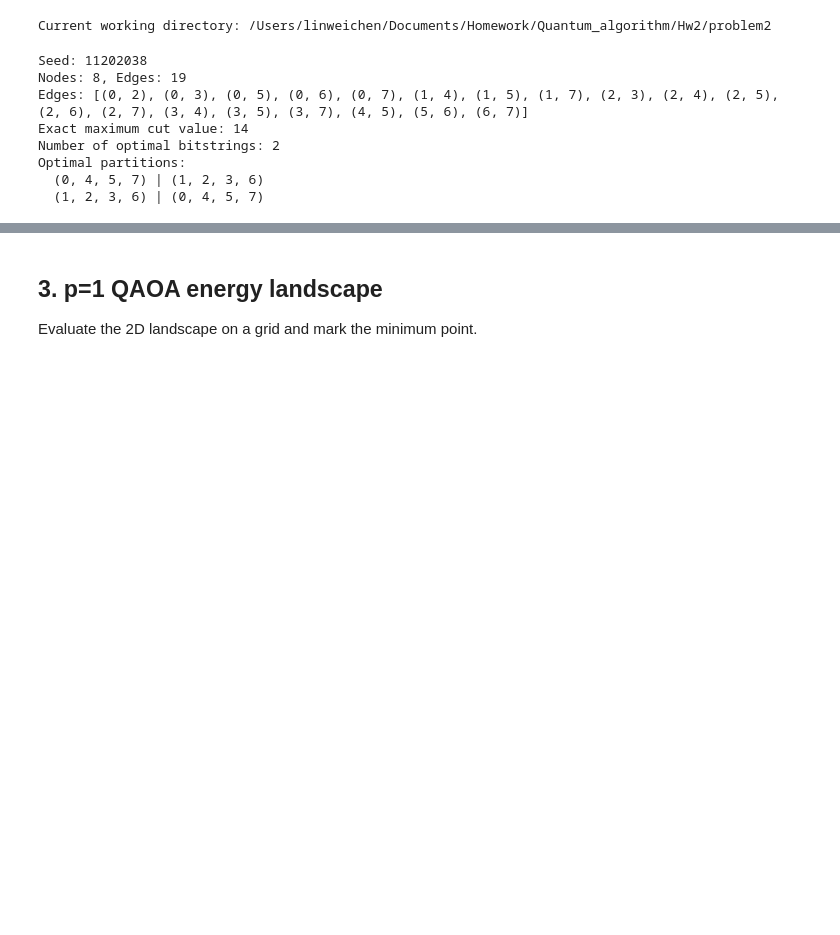
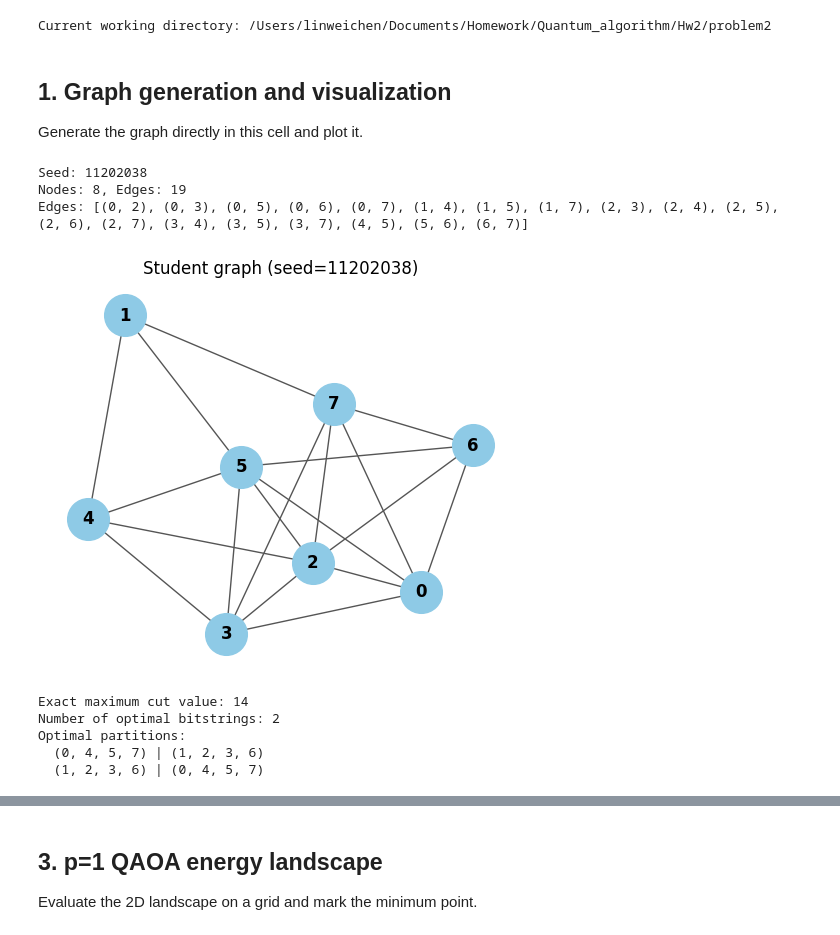
Before and after one commit to Weison-ai/Quantum_algorithm_Hw2, a Jupyter notebook: problem2/problem2.ipynb, the cells around one changed output, grey strips where cells are left out. Saved outputs shown, nothing was run; the diff lists cells and outputs as text; code cells hidden in the pictures; blank space fills up the shorter version.

```diff
--- a/problem2/problem2.ipynb
+++ b/problem2/problem2.ipynb
@@ -36,28 +11,74 @@ sample_simulated_annealing = solver.sample_simulated_annealing
 print(f"Current working directory: {Path.cwd()}")
 # %% [output]
 Current working directory: /Users/linweichen/Documents/Homework/Quantum_algorithm/Hw2/problem2
+# %% [markdown]
+## 1. Graph generation and visualization
+
+Generate the graph directly in this cell and plot it.
+# %%
+import itertools
+import math
+
+seed = 11202038
+G = nx.gnp_random_graph(n=8, p=0.5, seed=seed)
+
+
+def edges(G):
+    return sorted((min(u, v), max(u, v)) for u, v in G.edges())
+
+
+def cut(G, b):
+    return sum(1 for u, v in G.edges() if int(b[u]) != int(b[v]))
+
+
+print(f"Seed: {seed}")
+print(f"Nodes: {G.number_of_nodes()}, Edges: {G.number_of_edges()}")
+print(f"Edges: {edges(G)}")
+
+plt.figure(figsize=(6, 5))
+pos = nx.spring_layout(G, seed=seed + 1)
+nx.draw_networkx(
+    G,
+    pos=pos,
+    with_labels=True,
+    node_color="#8ecae6",
+    edge_color="#555555",
+    node_size=900,
+    font_weight="bold",
+)
+plt.title(f"Student graph (seed={seed})")
+plt.axis("off")
+# plt.savefig('../report/figure/student_graph.png', dpi=300, bbox_inches='tight')
+plt.show()
+# %% [output]
+Seed: 11202038
+Nodes: 8, Edges: 19
+Edges: [(0, 2), (0, 3), (0, 5), (0, 6), (0, 7), (1, 4), (1, 5), (1, 7), (2, 3), (2, 4), (2, 5), (2, 6), (2, 7), (3, 4), (3, 5), (3, 7), (4, 5), (5, 6), (6, 7)]
+[figure, added]
 # %%
-import time
+import itertools
+import math
 
-seed = 11202038  # replace with your student ID for final submission
-G = generate_student_graph(seed)
-exact = brute_force_max_cut(G)
+best = -math.inf
+bits_best = []
+parts_best = []
 
-print(f"Seed: {seed}")
-print(f"Nodes: {G.number_of_nodes()}, Edges: {G.number_of_edges()}")
-print(f"Edges: {graph_edges(G)}")
-print(f"Exact maximum cut value: {exact.cut_value}")
-print(f"Number of optimal bitstrings: {len(exact.bitstrings)}")
+for b in itertools.product((0, 1), repeat=G.number_of_nodes()):
+    c = cut(G, b)
+    if c > best:
+        best = c
+        bits_best = [tuple(b)]
+        parts_best = [tuple(i for i, x in enumerate(b) if x == 0)]
+    elif c == best:
+        bits_best.append(tuple(b))
+        parts_best.append(tuple(i for i, x in enumerate(b) if x == 0))
+
+print(f"Exact maximum cut value: {best}")
+print(f"Number of optimal bitstrings: {len(bits_best)}")
 print("Optimal partitions:")
-for left, right in zip(
-    exact.partitions,
-    [tuple(i for i in range(G.number_of_nodes()) if i not in p) for p in exact.partitions],
-):
+for left, right in zip(parts_best, [tuple(i for i in range(G.number_of_nodes()) if i not in p) for p in parts_best]):
     print(f"  {left} | {right}")
 # %% [output]
-Seed: 11202038
-Nodes: 8, Edges: 19
-Edges: [(0, 2), (0, 3), (0, 5), (0, 6), (0, 7), (1, 4), (1, 5), (1, 7), (2, 3), (2, 4), (2, 5), (2, 6), (2, 7), (3, 4), (3, 5), (3, 7), (4, 5), (5, 6), (6, 7)]
 Exact maximum cut value: 14
 Number of optimal bitstrings: 2
 Optimal partitions:
```
Also changed, not shown: parts of 12 cells of this notebook, 21 other files.
